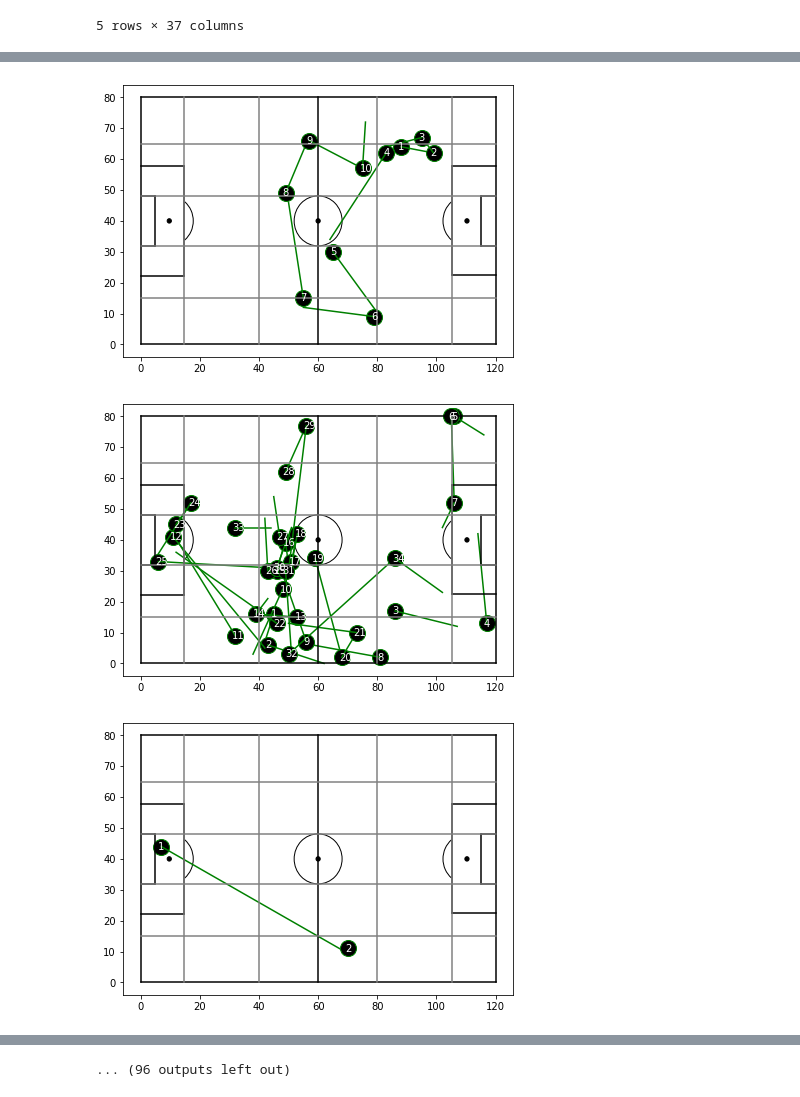
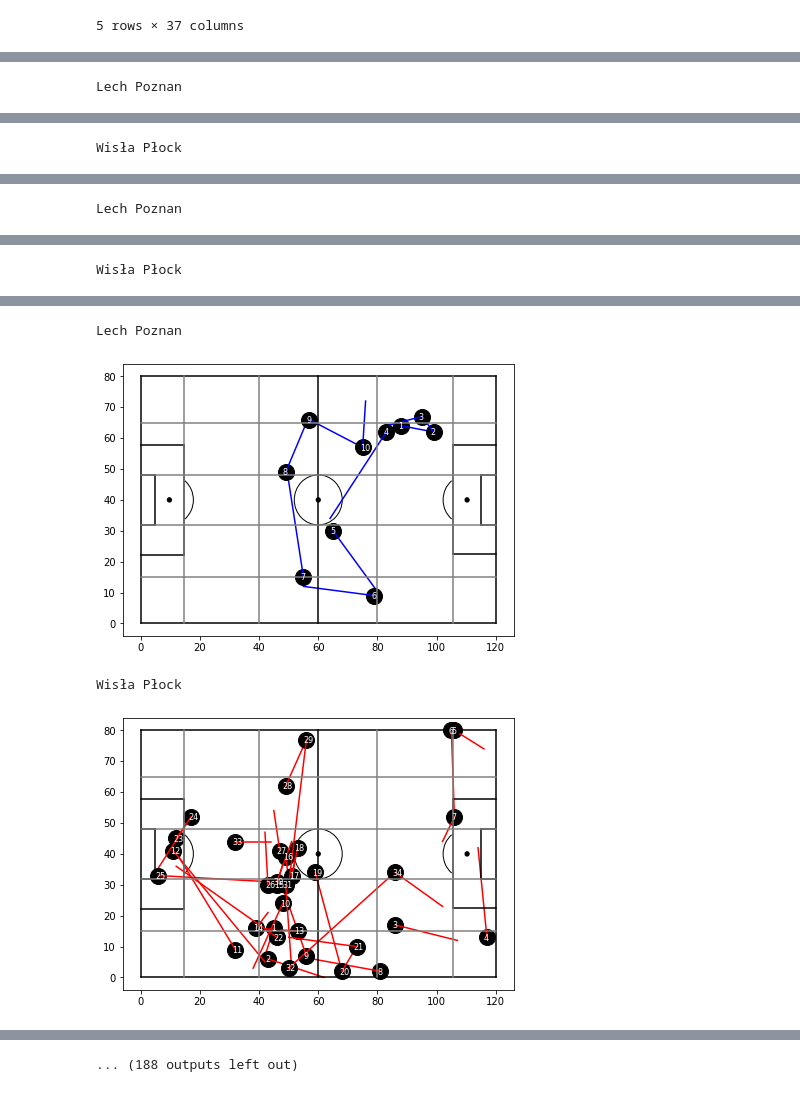
Before and after one commit to mattyl006/sport-data-science, a Jupyter notebook: find_pass_seq.ipynb, the cells around one changed output, grey strips where cells are left out. Saved outputs shown, nothing was run; the diff lists cells and outputs as text; code cells hidden in the pictures.

Commit message:
give info about team sequence

```diff
--- a/find_pass_seq.ipynb
+++ b/find_pass_seq.ipynb
@@ -22,4 +31,7 @@ sequences[0]
 # %%
+start_team = passes['possession_team'][0]
+
 for s in sequences:
-    draw_passes_sequence(s)
+    draw_passes_sequence(s, start_team)
 # %% [output]
+Lech Poznan
@@ -26,0 +39 @@ for s in sequences:
+Wisła Płock
@@ -27,0 +41 @@ for s in sequences:
+Lech Poznan
@@ -28,0 +43 @@ for s in sequences:
+Wisła Płock
@@ -30,3 +45,4 @@ for s in sequences:
+Lech Poznan
-[figure, old version]
+[figure, new version]
+Wisła Płock
-[figure, old version]
+[figure, new version]
-[figure, removed]
@@ -38 +49 @@ for s in sequences:
-... (96 outputs left out)
+... (188 outputs left out)
```
Also changed, not shown: parts of 2 cells of this notebook, 1 other file.
